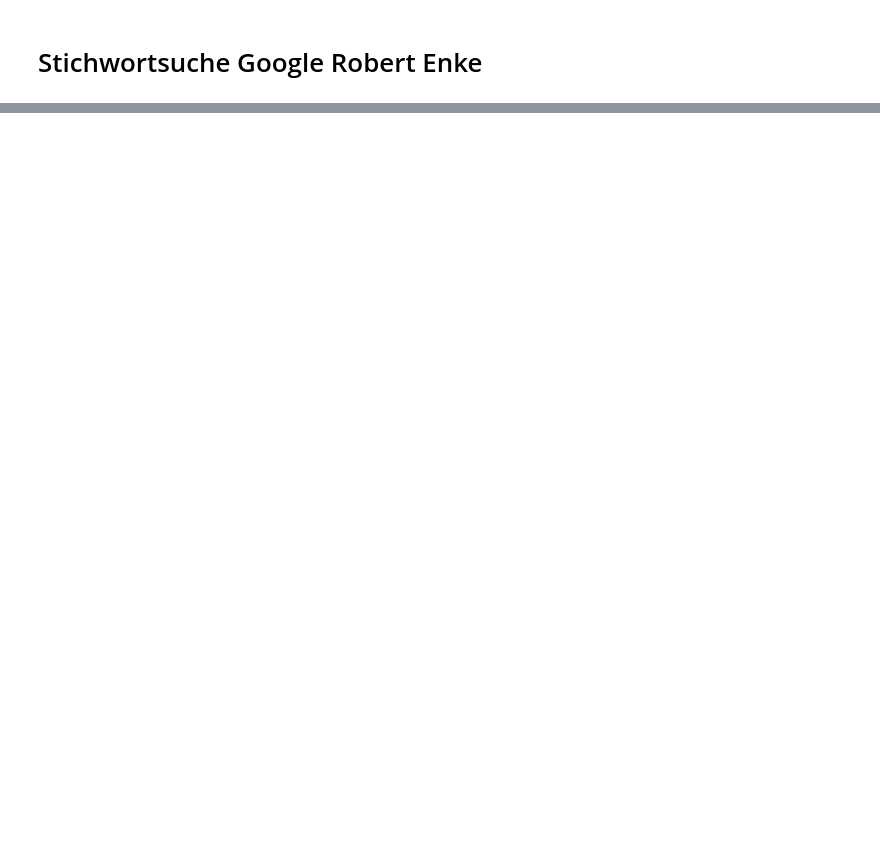
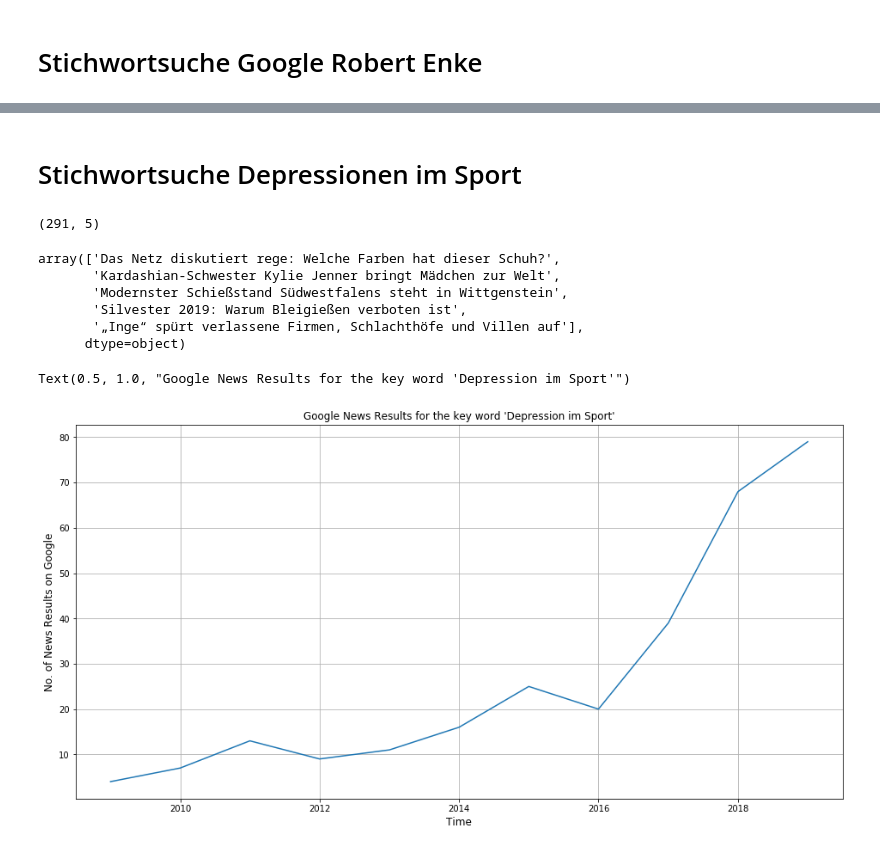
Before and after one commit to e0pir2/DataScienceProjects, a Jupyter notebook: WebScraping_Analysis/News/Depression_in_Sport/depression_in_sport_google.ipynb, the cells around one changed output, grey strips where cells are left out. Cells and saved outputs as stored; diff of their text form; code cells hidden in the pictures; blank space fills up the shorter version.

```diff
--- a/WebScraping_Analysis/News/Depression_in_Sport/depression_in_sport_google.ipynb
+++ b/WebScraping_Analysis/News/Depression_in_Sport/depression_in_sport_google.ipynb
@@ -71,0 +143,2 @@ Text(0.5, 0, 'Time')
+# %% [markdown]
+# Stichwortsuche Depressionen im Sport
@@ -71,0 +167,13 @@ Text(0.5, 0, 'Time')
+# %%
+df.shape
+# %% [output]
+(291, 5)
+# %%
+df["title"].unique()[-5:]
+# %% [output]
+array(['Das Netz diskutiert rege: Welche Farben hat dieser Schuh?',
+       'Kardashian-Schwester Kylie Jenner bringt Mädchen zur Welt',
+       'Modernster Schießstand Südwestfalens steht in Wittgenstein',
+       'Silvester 2019: Warum Bleigießen verboten ist',
+       '„Inge“ spürt verlassene Firmen, Schlachthöfe und Villen auf'],
+      dtype=object)
@@ -71,0 +185,15 @@ Text(0.5, 0, 'Time')
+# %%
+df=pd.read_excel(r"C:\Users\rbwes\Desktop\Yannick_Daten\Google\Google_[Depression_im_Sport].xlsx")
+# %%
+df["date_2"]=df.apply(lambda x: pd.to_datetime(int(x["year"]),format="%Y"),axis=1)
+# %%
+no_of_news=df.groupby("date_2").count()
+fig,sub=plt.subplots(1,1,figsize=(16,8))
+sns.lineplot(x=no_of_news.index,y=no_of_news["title"],ax=sub)
+sub.grid()
+sub.set_ylabel("No. of News Results on Google",fontdict={"fontsize":12})
+sub.set_xlabel("Time",fontdict={"fontsize":12})
+sub.set_title("Google News Results for the key word 'Depression im Sport'")
+# %% [output]
+Text(0.5, 1.0, "Google News Results for the key word 'Depression im Sport'")
+[figure, added]
```
Also changed, not shown: parts of 31 cells of this notebook.
